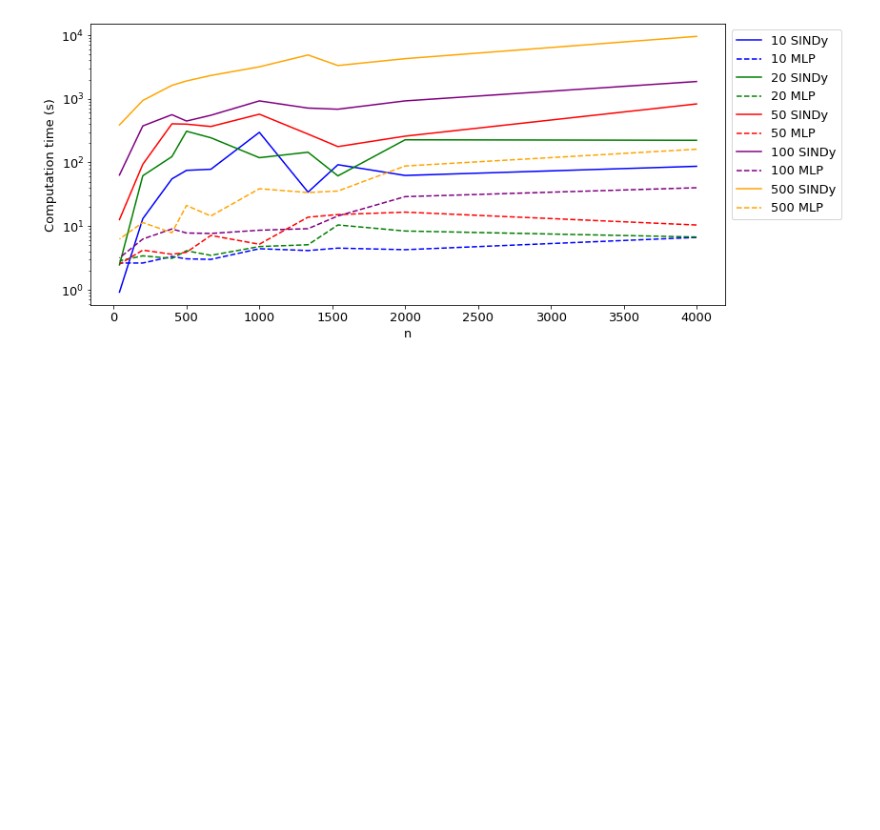
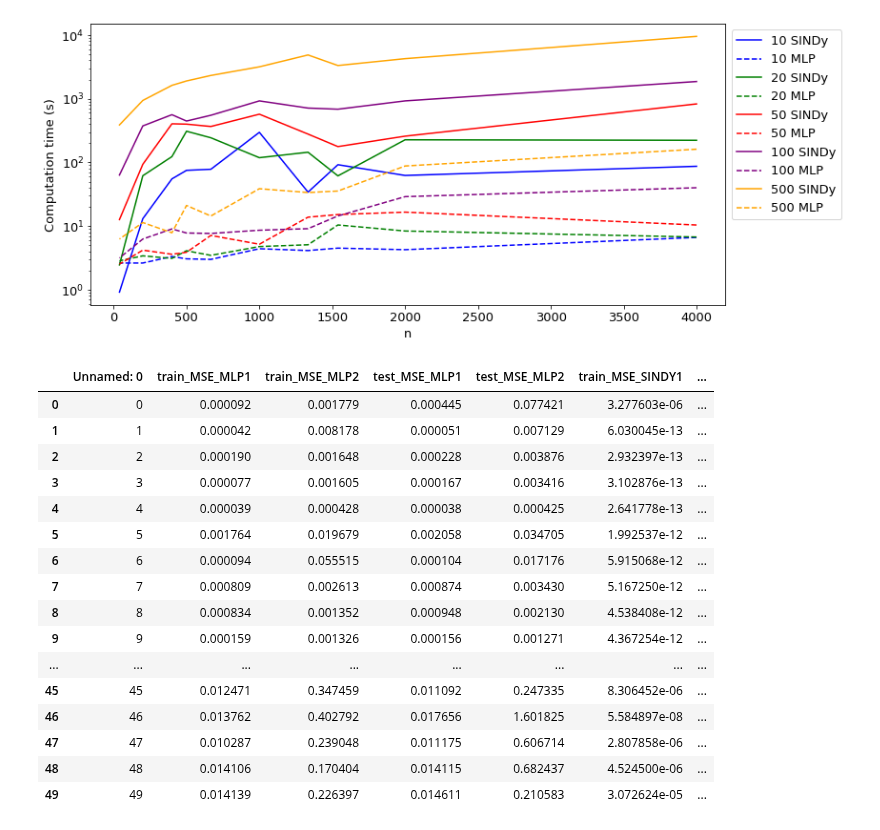
Before and after one commit to kyrxanthos/NN_dynamical_systems, a Jupyter notebook: plot_machine_runs.ipynb, the cells around one changed output. Saved outputs shown, nothing was run; the diff lists cells and outputs as text; code cells hidden in the pictures; blank space fills up the shorter version.

```diff
--- a/plot_machine_runs.ipynb
+++ b/plot_machine_runs.ipynb
@@ -386,3 +386,29 @@ plt.savefig('Plots/mlp_sindy_com.pdf')
 plt.show()
 # %% [output]
 [figure]
+# %%
+path = 'Machine_Experiments/approx2/mses.csv'
+df_m = pd.read_csv(path)
+df_m['tr_mlp'] = np.power(np.square(df_m['train_MSE_MLP1']) + np.square(df_m['train_MSE_MLP2']), 0.5)
+df_m['te_mlp'] = np.power(np.square(df_m['test_MSE_MLP2']) + np.square(df_m['test_MSE_MLP2']), 0.5)
+df_m['tr_sindy'] = np.power(np.square(df_m['train_MSE_SINDY1']) + np.square(df_m['train_MSE_SINDY2']), 0.5)
+df_m['te_sindy'] = np.power(np.square(df_m['test_MSE_SINDY1']) + np.square(df_m['test_MSE_SINDY2']), 0.5)
+df_m
+# %% [output]
+|  | Unnamed: 0 | train_MSE_MLP1 | train_MSE_MLP2 | test_MSE_MLP1 | test_MSE_MLP2 | train_MSE_SINDY1 | ... |
+| 0 | 0 | 0.000092 | 0.001779 | 0.000445 | 0.077421 | 3.277603e-06 | ... |
+| 1 | 1 | 0.000042 | 0.008178 | 0.000051 | 0.007129 | 6.030045e-13 | ... |
+| 2 | 2 | 0.000190 | 0.001648 | 0.000228 | 0.003876 | 2.932397e-13 | ... |
+| 3 | 3 | 0.000077 | 0.001605 | 0.000167 | 0.003416 | 3.102876e-13 | ... |
+| 4 | 4 | 0.000039 | 0.000428 | 0.000038 | 0.000425 | 2.641778e-13 | ... |
+| 5 | 5 | 0.001764 | 0.019679 | 0.002058 | 0.034705 | 1.992537e-12 | ... |
+| 6 | 6 | 0.000094 | 0.055515 | 0.000104 | 0.017176 | 5.915068e-12 | ... |
+| 7 | 7 | 0.000809 | 0.002613 | 0.000874 | 0.003430 | 5.167250e-12 | ... |
+| 8 | 8 | 0.000834 | 0.001352 | 0.000948 | 0.002130 | 4.538408e-12 | ... |
+| 9 | 9 | 0.000159 | 0.001326 | 0.000156 | 0.001271 | 4.367254e-12 | ... |
+| ... | ... | ... | ... | ... | ... | ... | ... |
+| 45 | 45 | 0.012471 | 0.347459 | 0.011092 | 0.247335 | 8.306452e-06 | ... |
+| 46 | 46 | 0.013762 | 0.402792 | 0.017656 | 1.601825 | 5.584897e-08 | ... |
+| 47 | 47 | 0.010287 | 0.239048 | 0.011175 | 0.606714 | 2.807858e-06 | ... |
+| 48 | 48 | 0.014106 | 0.170404 | 0.014115 | 0.682437 | 4.524500e-06 | ... |
+| 49 | 49 | 0.014139 | 0.226397 | 0.014611 | 0.210583 | 3.072624e-05 | ... |
```
Also changed, not shown: parts of 5 cells of this notebook, 47 other files.
